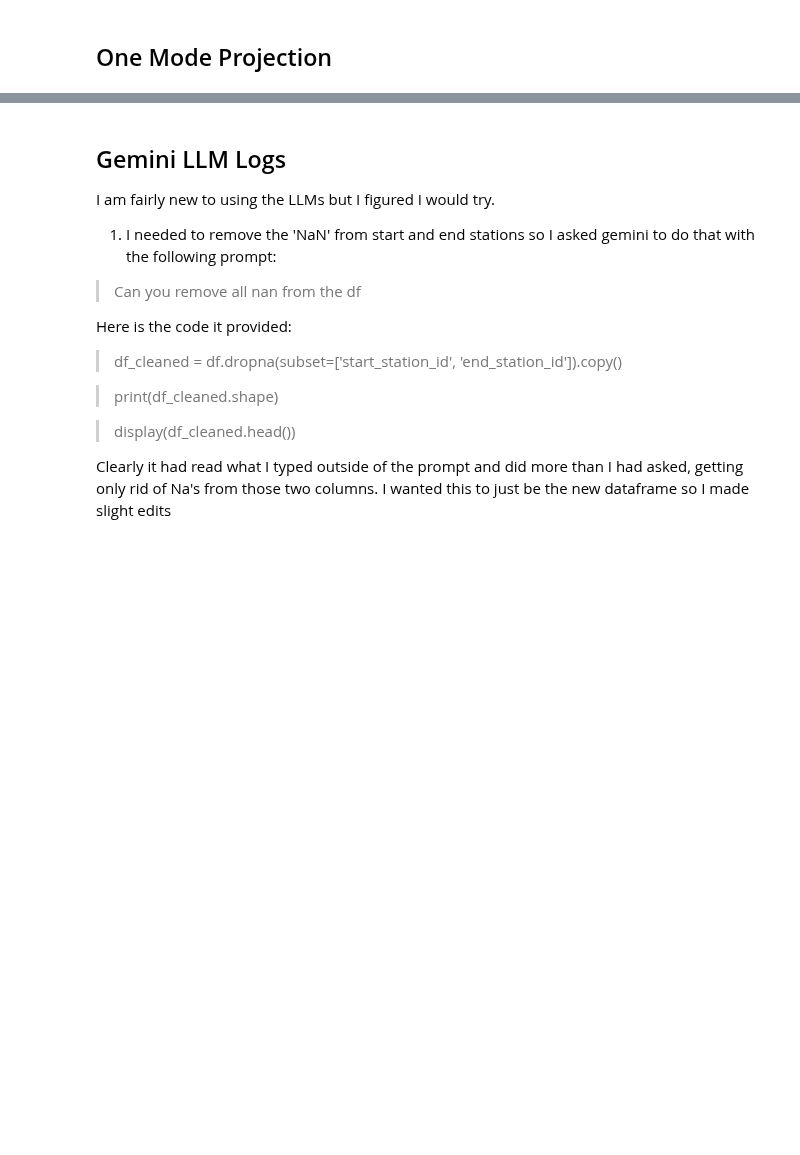
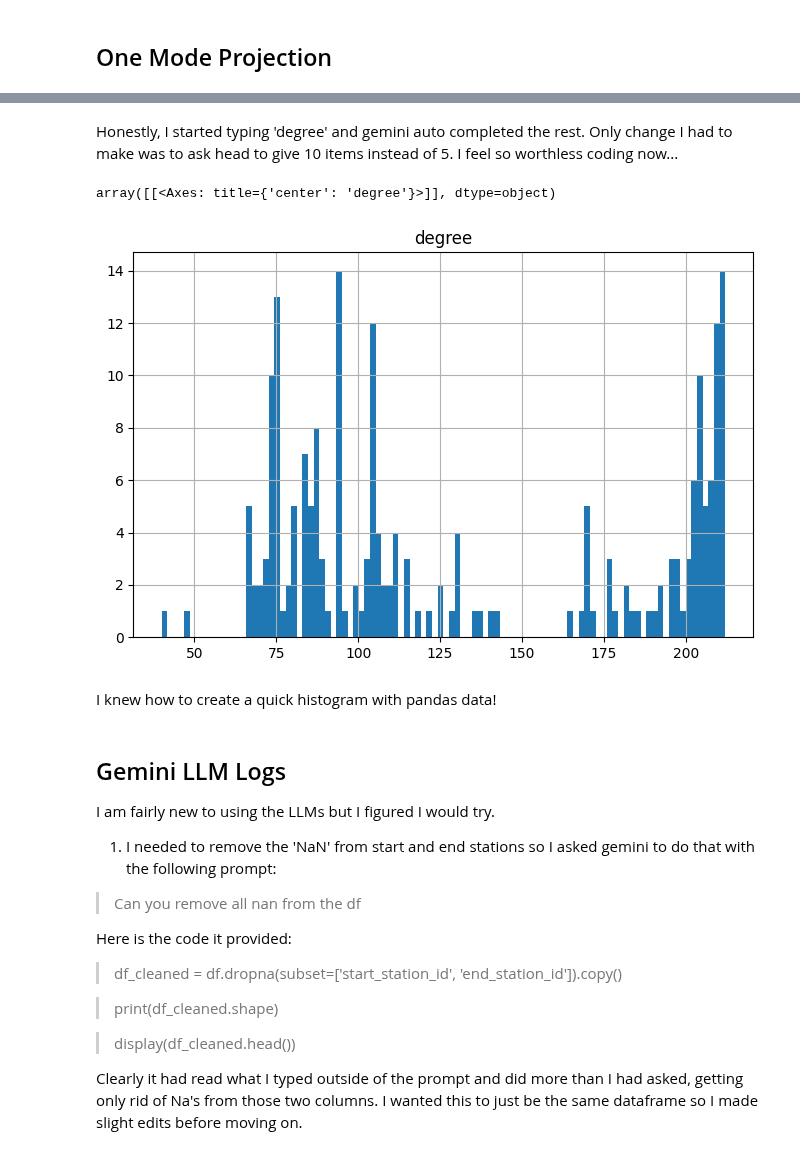
Before and after one commit to nurfnick/NetworkScience, a Jupyter notebook: HomeworkAssignments/Homework1.ipynb, the cells around one changed output, grey strips where cells are left out. Saved outputs shown, nothing was run; the diff lists cells and outputs as text; code cells hidden in the pictures; blank space fills up the shorter version.

```diff
--- a/HomeworkAssignments/Homework1.ipynb
+++ b/HomeworkAssignments/Homework1.ipynb
@@ -174,0 +162,12 @@ Projected G: 213 nodes / 14250 edges
+# %%
+degree = dict(G.degree())
+weighted_degree = dict(G.degree(weight='weight'))
+
+degree_df = pd.DataFrame.from_dict(degree, orient='index', columns=['degree'])
+weighted_degree_df = pd.DataFrame.from_dict(weighted_degree, orient='index', columns=['weighted_degree'])
+
+degree_df = degree_df.sort_values(by='degree', ascending=False)
+weighted_degree_df = weighted_degree_df.sort_values(by='weighted_degree', ascending=False)
+
+display(degree_df.head(10))
+display(weighted_degree_df.head(10))
@@ -175,3 +197,12 @@ Projected G: 213 nodes / 14250 edges
+# %% [markdown]
+Honestly, I started typing 'degree' and gemini auto completed the rest.  Only change I had to make was to ask head to give 10 items instead of 5.  I feel so worthless coding now...
+# %%
+degree_df.hist(bins = 100)
+# %% [output]
+array([[<Axes: title={'center': 'degree'}>]], dtype=object)
+[figure, added]
+# %% [markdown]
+I knew how to create a quick histogram with pandas data!
 # %% [markdown]
 ## Gemini LLM Logs
 
@@ -189,4 +220,4 @@ Here is the code it provided:
 
 >display(df_cleaned.head())
 
-Clearly it had read what I typed outside of the prompt and did more than I had asked, getting only rid of Na's from those two columns.  I wanted this to just be the new dataframe so I made slight edits
+Clearly it had read what I typed outside of the prompt and did more than I had asked, getting only rid of Na's from those two columns.  I wanted this to just be the same dataframe so I made slight edits before moving on.
```
Also changed, not shown: parts of 6 cells of this notebook.
